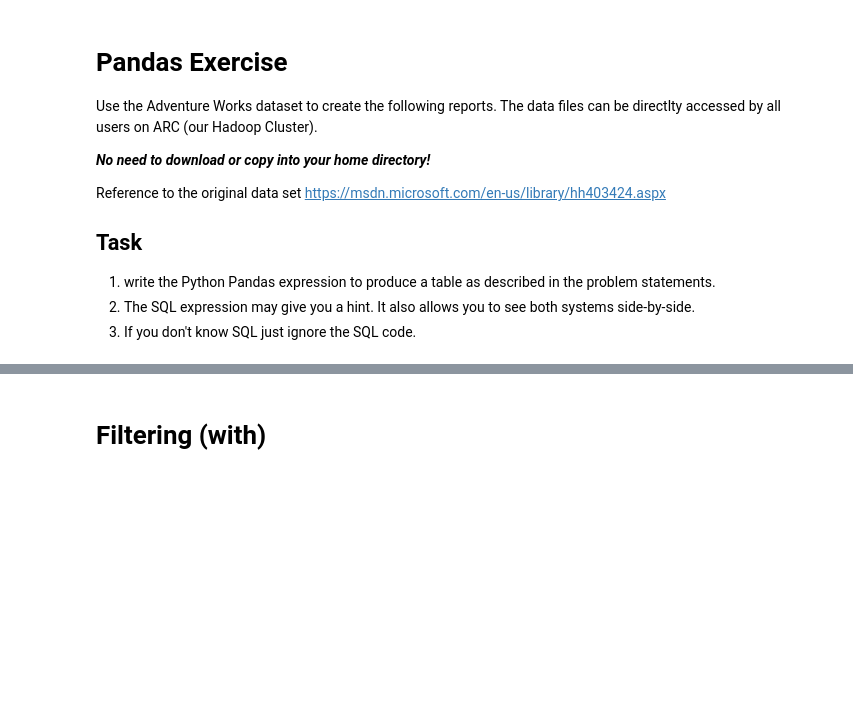
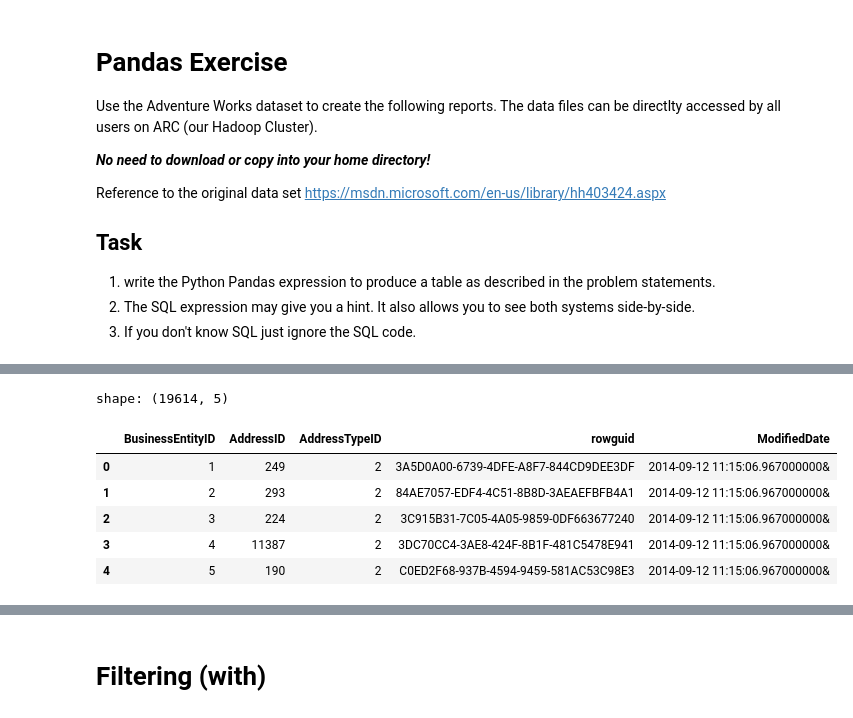
Before and after one commit to peterbengkui/DataProgramming, a Jupyter notebook: 04-Pandas-Data-Tables/PandasExercise_solution.ipynb, the cells around one changed output, grey strips where cells are left out. Drawn from its saved outputs; the diff is of its cells as text; code cells hidden in the pictures; blank space fills up the shorter version.

```diff
--- a/04-Pandas-Data-Tables/PandasExercise_solution.ipynb
+++ b/04-Pandas-Data-Tables/PandasExercise_solution.ipynb
@@ -48,0 +63,12 @@ Wall time: 10.9 ms
+# %%
+BusinessEntityAddress = pd.read_excel("/Users/mxz0434/GSU-Teaching/course-material/DataProgramming/04-Pandas-Data-Tables/BusinessEntityAddress.xlsx")
+print("shape:", BusinessEntityAddress.shape)
+BusinessEntityAddress.head()
+# %% [output]
+shape: (19614, 5)
+|  | BusinessEntityID | AddressID | AddressTypeID | rowguid | ModifiedDate |
+| 0 | 1 | 249 | 2 | 3A5D0A00-6739-4DFE-A8F7-844CD9DEE3DF | 2014-09-12 11:15:06.967000000& |
+| 1 | 2 | 293 | 2 | 84AE7057-EDF4-4C51-8B8D-3AEAEFBFB4A1 | 2014-09-12 11:15:06.967000000& |
+| 2 | 3 | 224 | 2 | 3C915B31-7C05-4A05-9859-0DF663677240 | 2014-09-12 11:15:06.967000000& |
+| 3 | 4 | 11387 | 2 | 3DC70CC4-3AE8-424F-8B1F-481C5478E941 | 2014-09-12 11:15:06.967000000& |
+| 4 | 5 | 190 | 2 | C0ED2F68-937B-4594-9459-581AC53C98E3 | 2014-09-12 11:15:06.967000000& |
```
Also changed, not shown: parts of 16 cells of this notebook, 10 other files.
